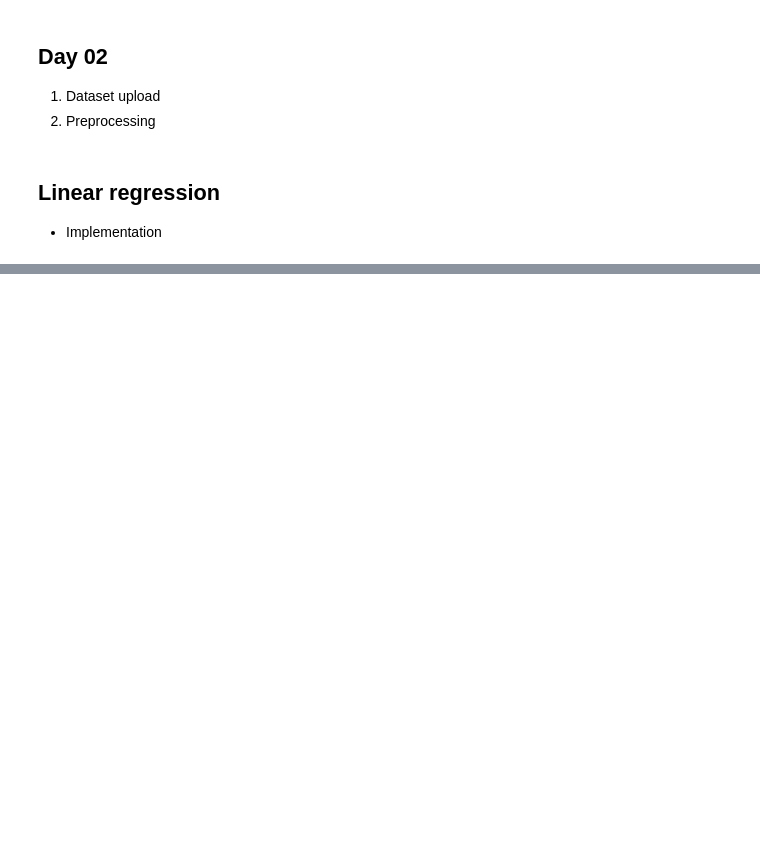
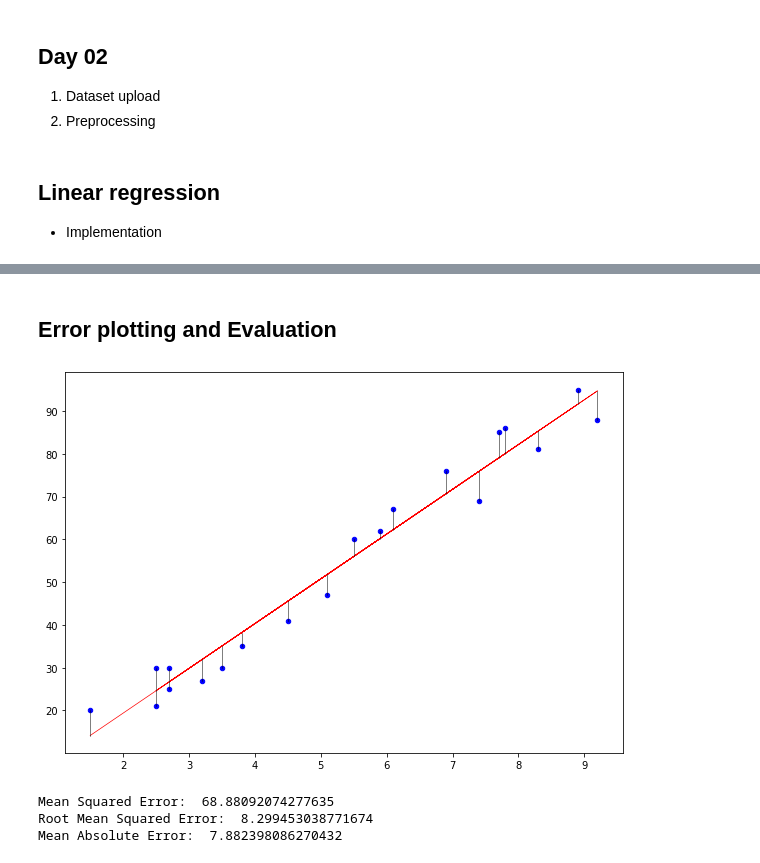
Before and after one commit to mcedrdiego/100DaysOfMLCode, a Jupyter notebook: code/day_2.ipynb, the cells around one changed output, grey strips where cells are left out. Saved outputs shown, nothing was run; the diff lists cells and outputs as text; code cells hidden in the pictures; blank space fills up the shorter version.

```diff
--- a/code/day_2.ipynb
+++ b/code/day_2.ipynb
@@ -27,0 +37,21 @@ plt.plot(X_test, regressor.predict(X_test), color='r')
+# %% [markdown]
+## Error plotting and Evaluation
+# %%
+plt.figure(figsize=(10,7))
+train_fit = Model.predict(X_train)
+plt.scatter(X_train,y_train, color='blue', s=20)
+plt.plot(X_train, train_fit, color='red', linewidth=.7)
+for i in range(X_train.shape[0]):
+    plt.plot([X_train[i],X_train[i]], [y_train[i], train_fit[i]], color='black', linewidth=.5)
+
+plt.show()
+# %% [output]
+[figure, added]
+# %%
+print('Mean Squared Error: ', metrics.mean_squared_error(y_test, test_pred))
+print('Root Mean Squared Error: ', np.sqrt(metrics.mean_squared_error(y_test, test_pred)))
+print('Mean Absolute Error: ', metrics.mean_absolute_error(y_test, test_pred))
+# %% [output]
+Mean Squared Error:  68.88092074277635
+Root Mean Squared Error:  8.299453038771674
+Mean Absolute Error:  7.882398086270432
```
Also changed, not shown: parts of 4 cells of this notebook, 1 other file.
